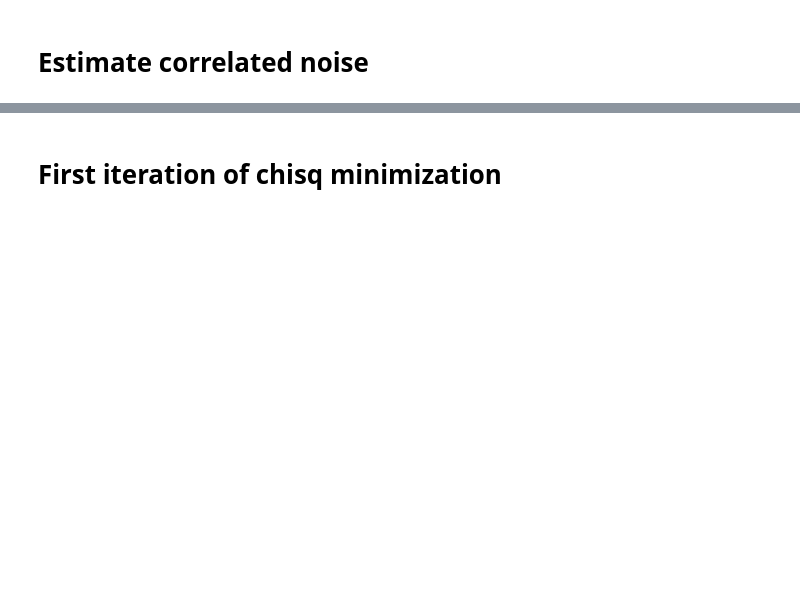
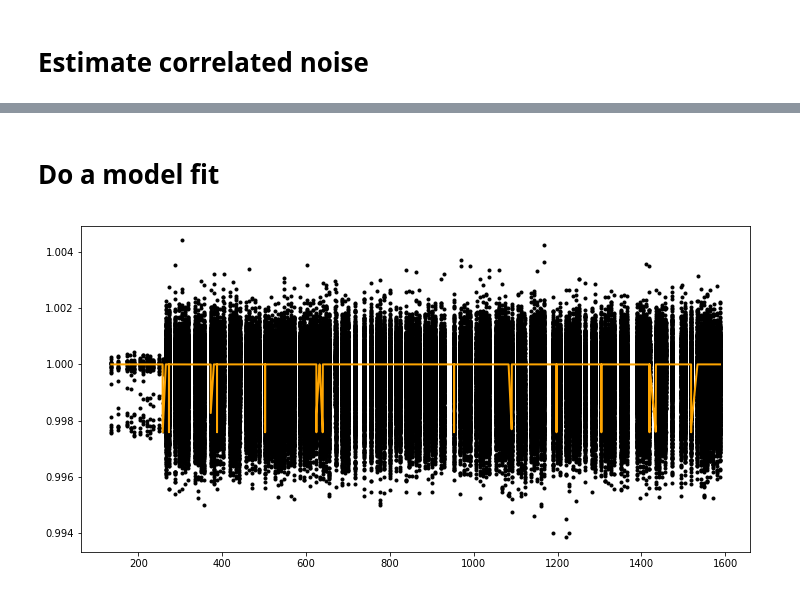
Before and after one commit to gjgilbert/alderaan, a Jupyter notebook: pterodactyl.ipynb, the cells around one changed output, grey strips where cells are left out. Saved outputs shown, nothing was run; the diff lists cells and outputs as text; code cells hidden in the pictures; blank space fills up the shorter version.

```diff
--- a/pterodactyl.ipynb
+++ b/pterodactyl.ipynb
@@ -406,8 +450,8 @@ for npl, p in enumerate(planets):
                 icov.append(np.linalg.inv(cm_here))
 
     p.icov = icov
-# %% [markdown]
-# First iteration of chisq minimization
+# %% [markdown]
+# Do a model fit
 # %%
 # initialize parameter vectors for each planet
 for npl, p in enumerate(planets):
@@ -481,10 +463,18 @@ print('LM fitting runtime = %.2f min' %((LMendingtime-LMstartingtime)/60))
 # %%
 imp.reload(wings)
 
-p = planets[2]
+p = planets[1]
 tts = p.tts[p.quality]
 time_stamps = p.grab_stamps('time')
 flux_stamps = p.grab_stamps('flux')
 cadences = p.stamp_cadence[p.quality]
 
-model_stamps = wings.calculate_model_flux(p.pshape, RSTAR, tts, time_stamps, cadences)
+model_stamps = wings.calculate_model_flux(p.pshape, RSTAR, tts, time_stamps, cadences, orbittype='TTV')
+
+
+plt.figure(figsize=(12,6))
+plt.plot(np.hstack(time_stamps), np.hstack(flux_stamps), 'k.')
+plt.plot(np.hstack(time_stamps), np.hstack(model_stamps), c='orange', lw=2)
+plt.show()
+# %% [output]
+[figure, added]
```
Also changed, not shown: parts of 16 cells of this notebook, 1 other file.
